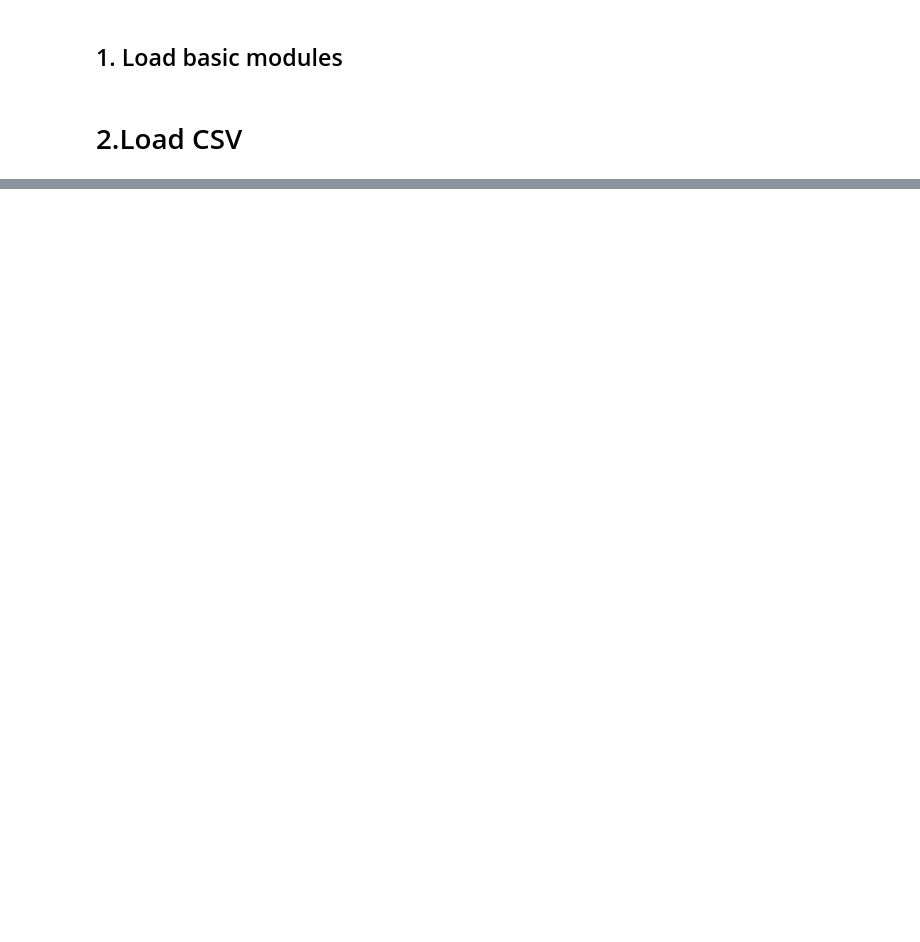
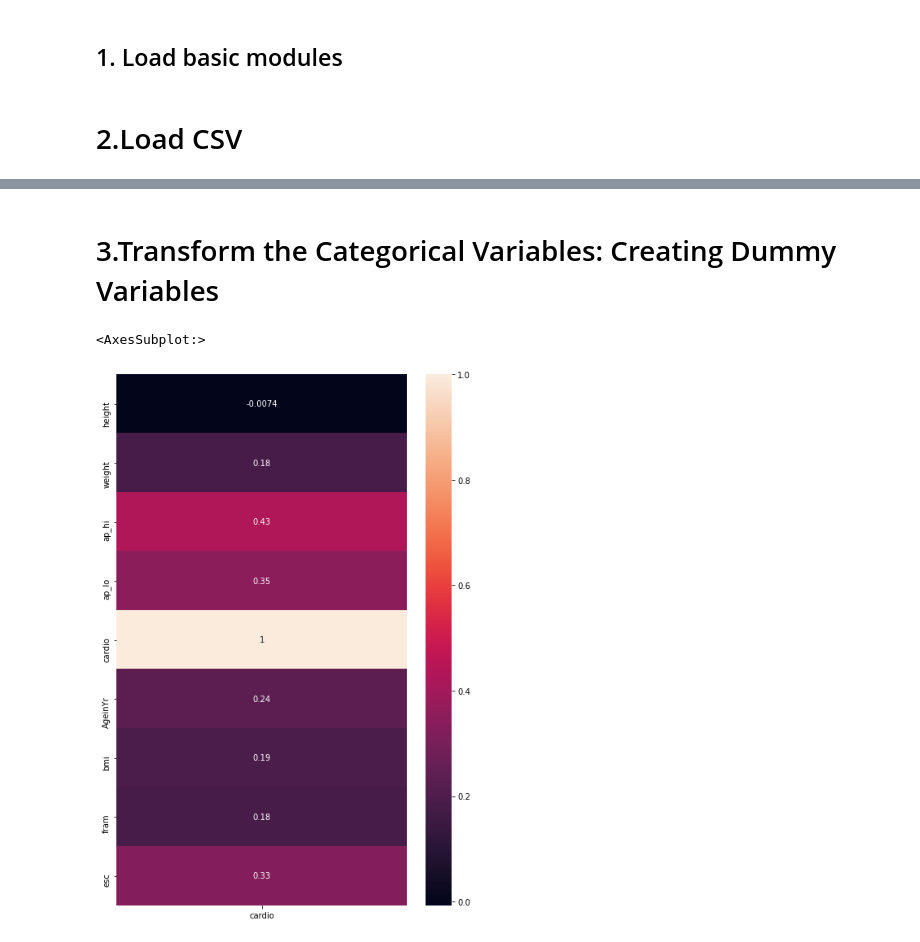
Before and after one commit to javisrv/Cardiovascular_event_prediction, a Jupyter notebook: scripts/RL.ipynb, the cells around one changed output, grey strips where cells are left out. Cells and saved outputs as stored; diff of their text form; code cells hidden in the pictures; blank space fills up the shorter version.

```diff
--- a/scripts/RL.ipynb
+++ b/scripts/RL.ipynb
@@ -30,3 +34,11 @@ from sklearn.preprocessing import OneHotEncoder
+# %% [markdown]
+# 3.Transform the Categorical Variables: Creating Dummy Variables
+# %%
+plt.figure(figsize=(8,12))
+sns.heatmap(data.corr()[['cardio']], annot=True)
+# %% [output]
+<AxesSubplot:>
+[figure, added]
 # %%
 #Seleccionamos las variables categoricas para transformarlas en dummies
 categoricals = ["gender", "cholesterol", "gluc", "smoke", "alco", "active"]
```
Also changed, not shown: parts of 54 cells of this notebook, 7 other files.
